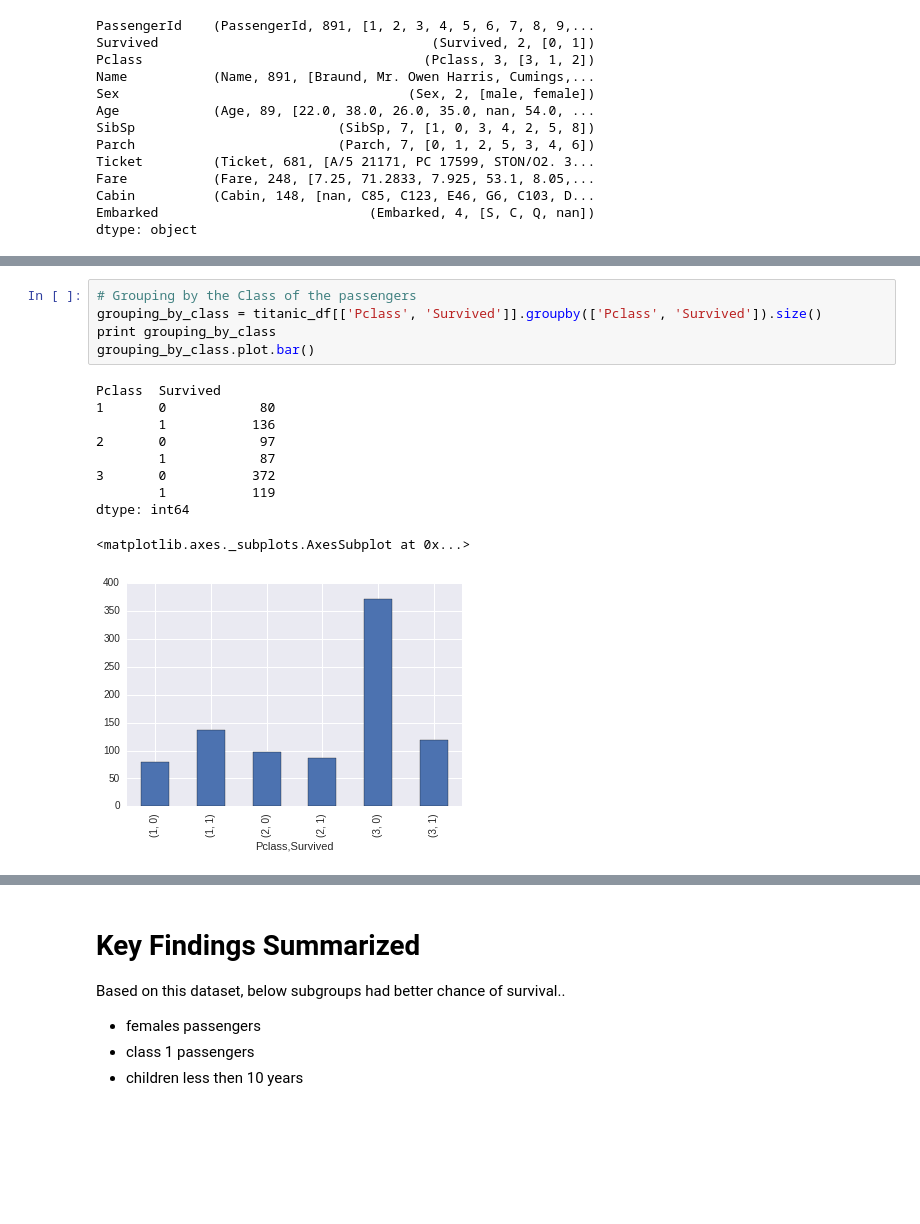
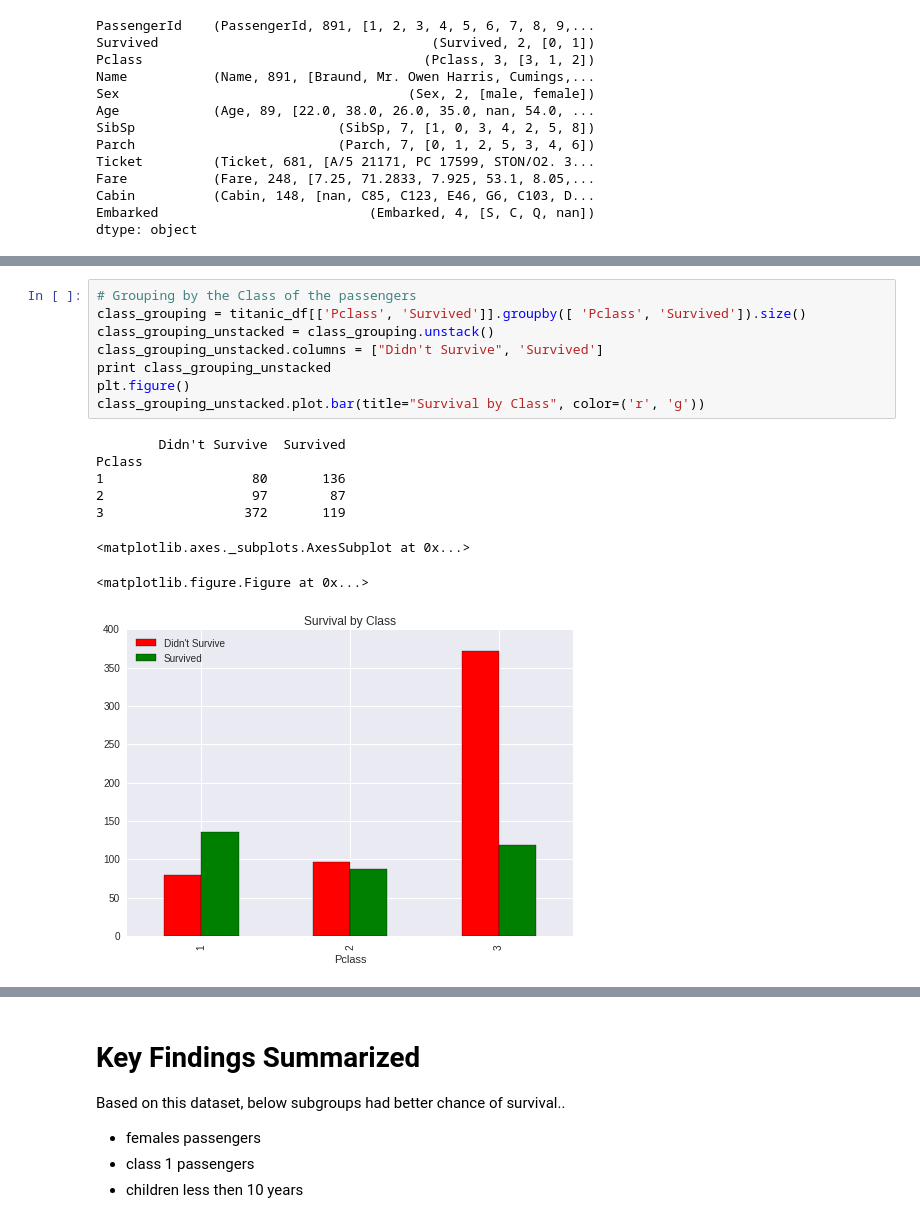
Before and after one commit to harish-garg/Udacity-Data-Analyst-Nanodegree-Project-Submissions, a Jupyter notebook: Project2_Investigate_a_Dataset/titanic_dataset_analysis.ipynb, the cells around one changed output, grey strips where cells are left out. Cells and saved outputs as stored; diff of their text form; blank space fills up the shorter version.

```diff
--- a/Project2_Investigate_a_Dataset/titanic_dataset_analysis.ipynb
+++ b/Project2_Investigate_a_Dataset/titanic_dataset_analysis.ipynb
@@ -112,16 +125,17 @@ dtype: int64
 # %%
 # Grouping by the Class of the passengers
-grouping_by_class = titanic_df[['Pclass', 'Survived']].groupby(['Pclass', 'Survived']).size()
-print grouping_by_class
-grouping_by_class.plot.bar()
+class_grouping = titanic_df[['Pclass', 'Survived']].groupby([ 'Pclass', 'Survived']).size()
+class_grouping_unstacked = class_grouping.unstack()
+class_grouping_unstacked.columns = ["Didn't Survive", 'Survived']
+print class_grouping_unstacked
+plt.figure()
+class_grouping_unstacked.plot.bar(title="Survival by Class", color=('r', 'g'))
 # %% [output]
-Pclass  Survived
-1       0            80
-        1           136
-2       0            97
-        1            87
-3       0           372
-        1           119
-dtype: int64
+        Didn't Survive  Survived
+Pclass
+1                   80       136
+2                   97        87
+3                  372       119
 <matplotlib.axes._subplots.AxesSubplot at 0x...>
+<matplotlib.figure.Figure at 0x...>
-[figure, old version]
+[figure, new version]
```
Also changed, not shown: parts of 12 cells of this notebook, 2 other files.
